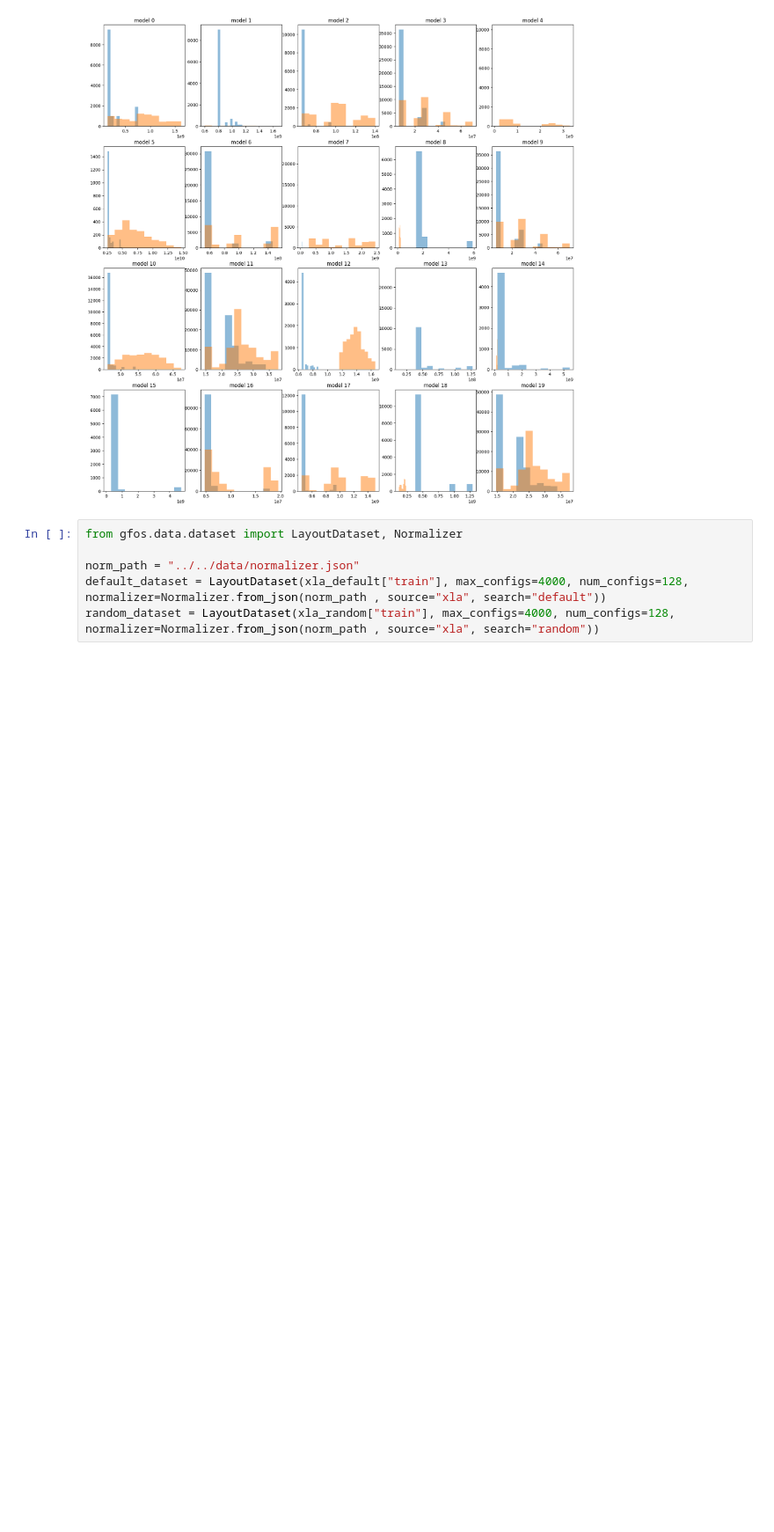
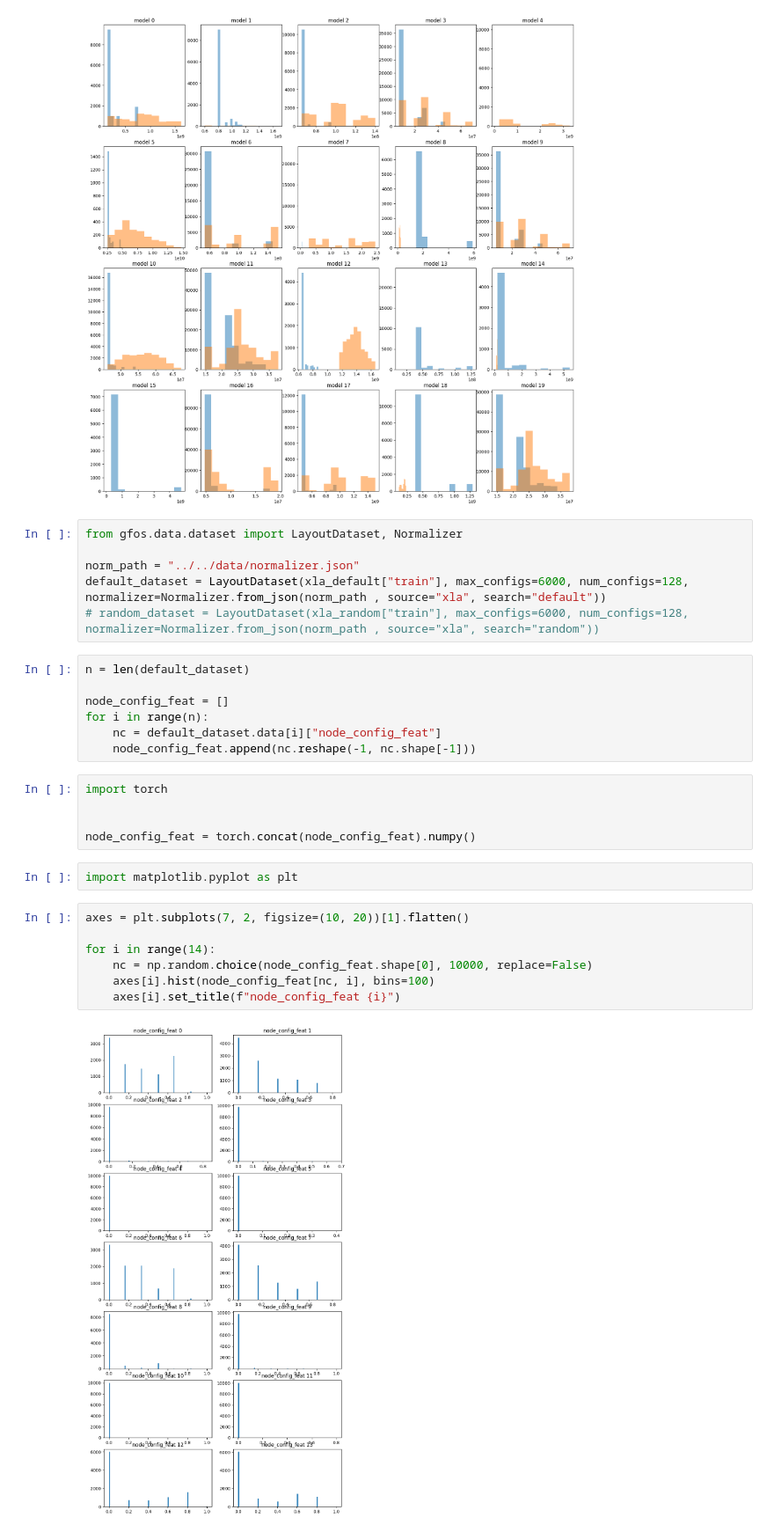
Before and after one commit to edenni/gfos, a Jupyter notebook: notebooks/data/check_dist.ipynb, the cells around one changed output. Shown: that part at 88% size. Saved outputs shown, nothing was run; the diff lists cells and outputs as text; blank space fills up the shorter version.

Commit message:
add config processing

```diff
--- a/notebooks/data/check_dist.ipynb
+++ b/notebooks/data/check_dist.ipynb
@@ -27,5 +27,28 @@ for i, idx in enumerate(np.random.choice(len(xla_default["train"]), 20)):
 from gfos.data.dataset import LayoutDataset, Normalizer
 
 norm_path = "../../data/normalizer.json"
-default_dataset = LayoutDataset(xla_default["train"], max_configs=4000, num_configs=128, normalizer=Normalizer.from_json(norm_path , source="xla", search="default"))
-random_dataset = LayoutDataset(xla_random["train"], max_configs=4000, num_configs=128, normalizer=Normalizer.from_json(norm_path , source="xla", search="random"))
+default_dataset = LayoutDataset(xla_default["train"], max_configs=6000, num_configs=128, normalizer=Normalizer.from_json(norm_path , source="xla", search="default"))
+# random_dataset = LayoutDataset(xla_random["train"], max_configs=6000, num_configs=128, normalizer=Normalizer.from_json(norm_path , source="xla", search="random"))
+# %%
+n = len(default_dataset)
+
+node_config_feat = []
+for i in range(n):
+    nc = default_dataset.data[i]["node_config_feat"]
+    node_config_feat.append(nc.reshape(-1, nc.shape[-1]))
+# %%
+import torch
+
+
+node_config_feat = torch.concat(node_config_feat).numpy()
+# %%
+import matplotlib.pyplot as plt
+# %%
+axes = plt.subplots(7, 2, figsize=(10, 20))[1].flatten()
+
+for i in range(14):
+    nc = np.random.choice(node_config_feat.shape[0], 10000, replace=False)
+    axes[i].hist(node_config_feat[nc, i], bins=100)
+    axes[i].set_title(f"node_config_feat {i}")
+# %% [output]
+[figure, added]
```
Also changed, not shown: 4 other files.
